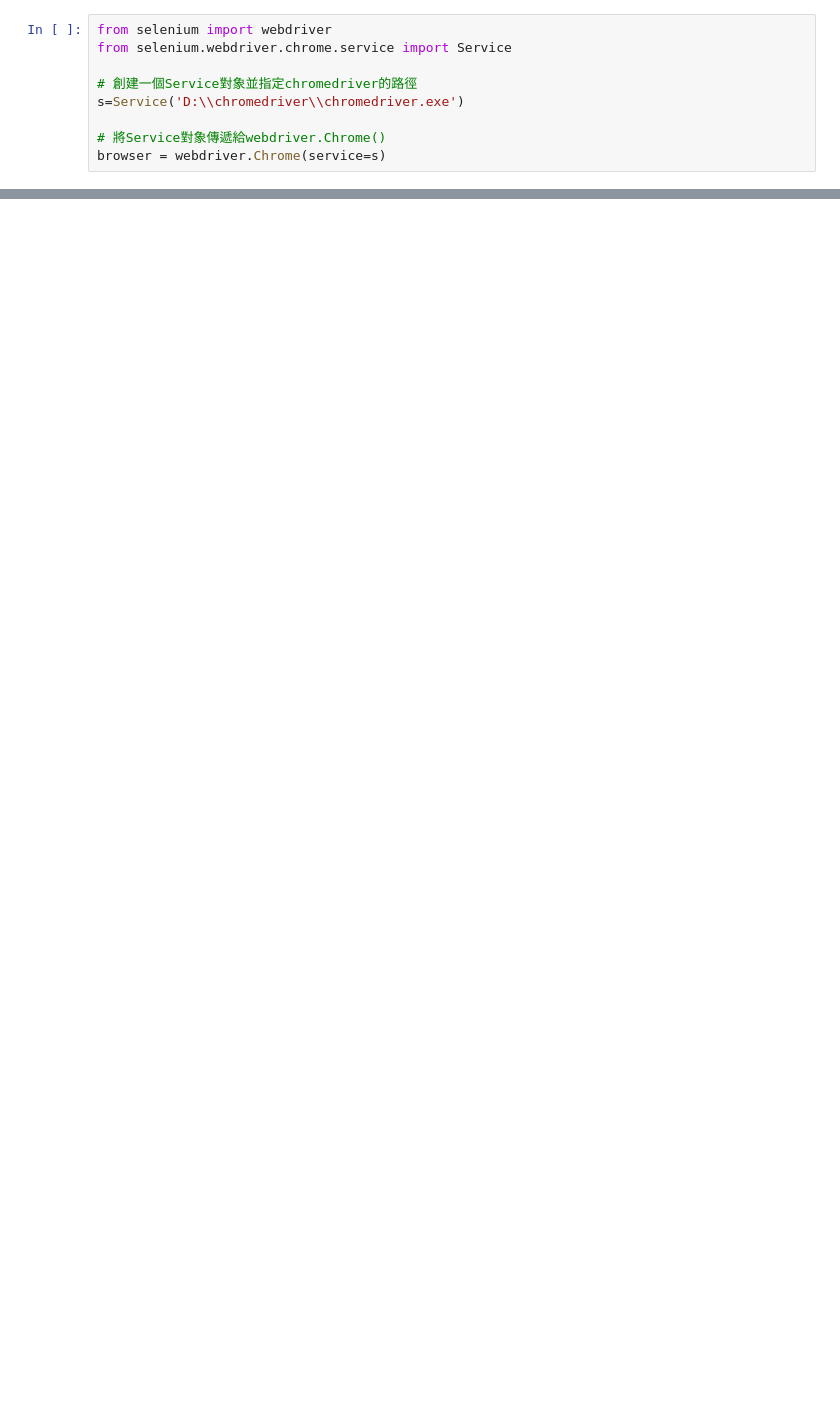
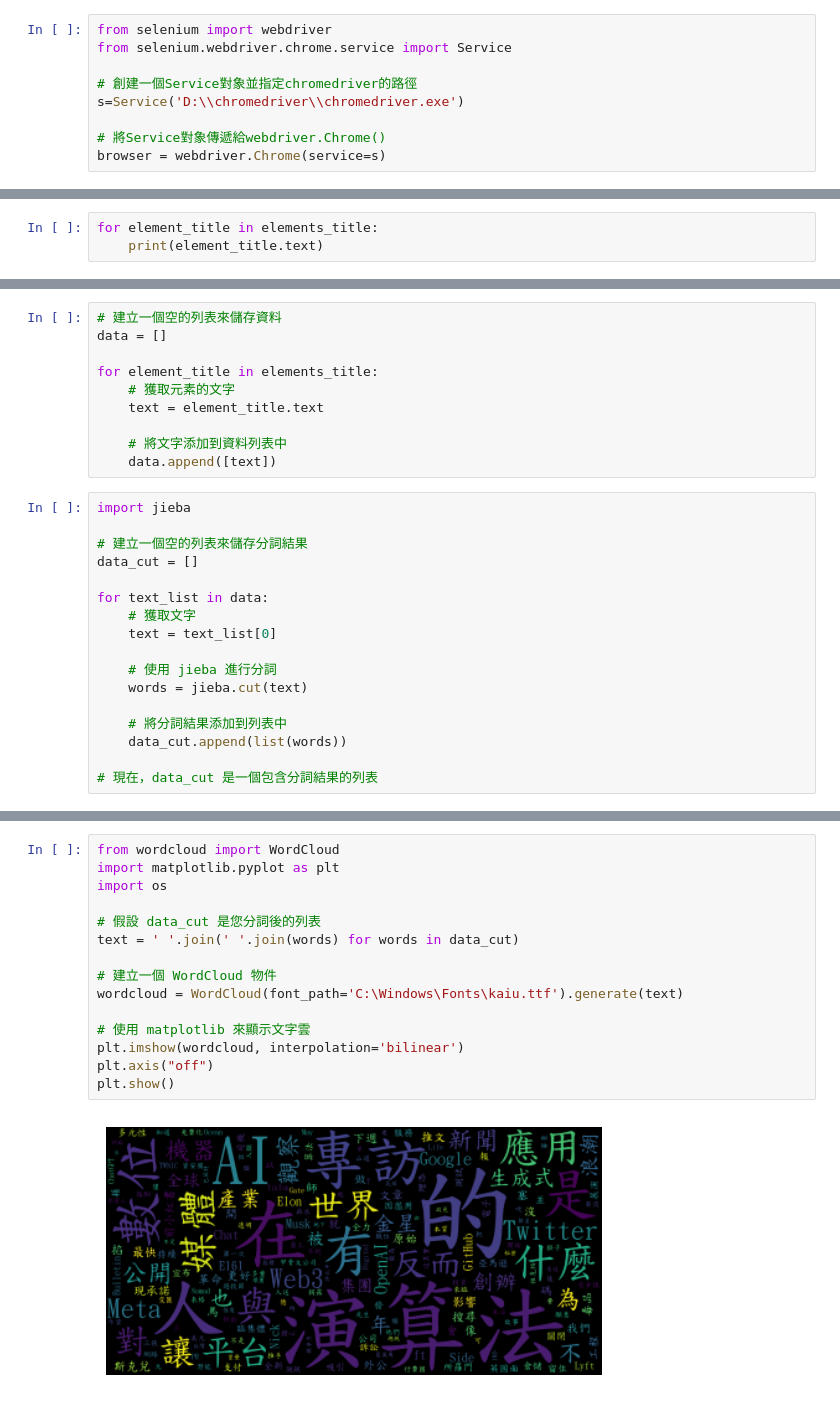
Before and after one commit to Dolly0106/RL, a Jupyter notebook: HOMEWORK4.ipynb, the cells around one changed output, grey strips where cells are left out. Drawn from its saved outputs; the diff is of its cells as text; blank space fills up the shorter version.

```diff
--- a/HOMEWORK4.ipynb
+++ b/HOMEWORK4.ipynb
@@ -27,0 +97,3 @@ element.click()
+# %%
+for element_title in elements_title:
+    print(element_title.text)
@@ -27,0 +118,27 @@ element.click()
+# %%
+# 建立一個空的列表來儲存資料
+data = []
+
+for element_title in elements_title:
+    # 獲取元素的文字
+    text = element_title.text
+
+    # 將文字添加到資料列表中
+    data.append([text])
+# %%
+import jieba
+
+# 建立一個空的列表來儲存分詞結果
+data_cut = []
+
+for text_list in data:
+    # 獲取文字
+    text = text_list[0]
+
+    # 使用 jieba 進行分詞
+    words = jieba.cut(text)
+
+    # 將分詞結果添加到列表中
+    data_cut.append(list(words))
+
+# 現在，data_cut 是一個包含分詞結果的列表
@@ -27,0 +175,17 @@ element.click()
+# %%
+from wordcloud import WordCloud
+import matplotlib.pyplot as plt
+import os
+
+# 假設 data_cut 是您分詞後的列表
+text = ' '.join(' '.join(words) for words in data_cut)
+
+# 建立一個 WordCloud 物件
+wordcloud = WordCloud(font_path='C:\Windows\Fonts\kaiu.ttf').generate(text)
+
+# 使用 matplotlib 來顯示文字雲
+plt.imshow(wordcloud, interpolation='bilinear')
+plt.axis("off")
+plt.show()
+# %% [output]
+[figure, added]
```
Also changed, not shown: parts of 12 cells of this notebook, 2 other files.
